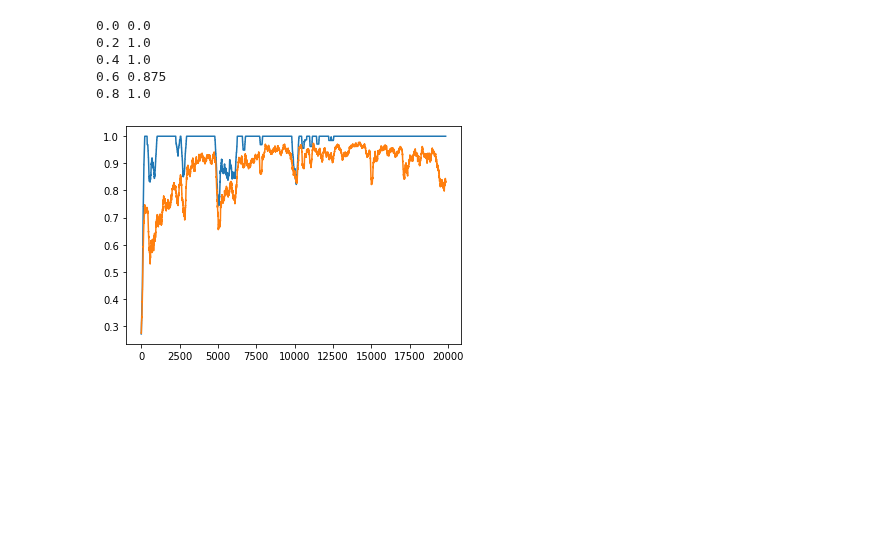
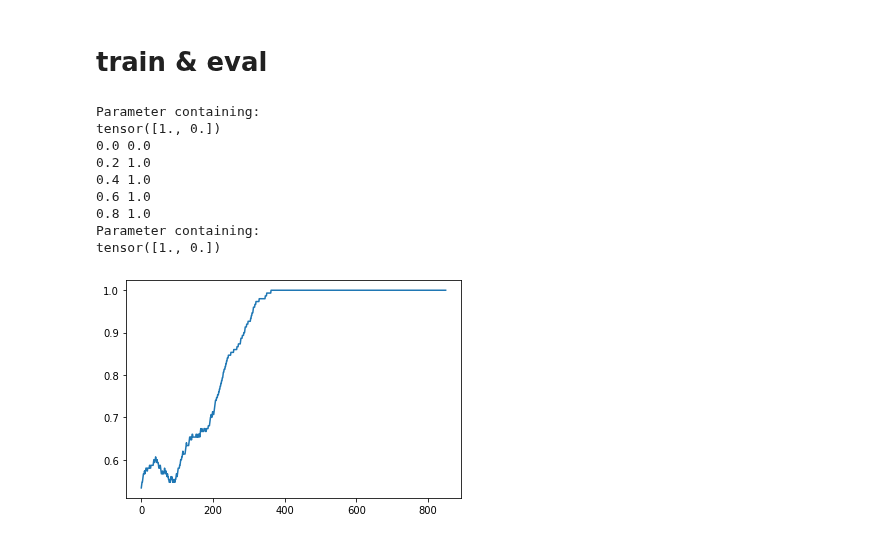
Before and after one commit to andrebeu/PM, a Jupyter notebook: amtask-barcode2.ipynb, the cells around one changed output. Drawn from its saved outputs; the diff is of its cells as text; code cells hidden in the pictures; blank space fills up the shorter version.

Commit message:
barcode sweep2

```diff
--- a/amtask-barcode2.ipynb
+++ b/amtask-barcode2.ipynb
@@ -21,0 +33,5 @@ from matplotlib import pyplot as plt
+# %%
+wmsizeL = [4,5,6]
+nmapsL = [4,5,6]
+switchL = [1,0]
+ntrL = [2,3]
@@ -22,3 +58,23 @@ from matplotlib import pyplot as plt
+# %%
+nnets_plt = 20
+cL = ['r','g','b']
+for wmsize,nmaps,switch,ntr in itertools.product(wmsizeL,nmapsL,switchL,ntrL):
+  plt.close('all')
+  fig,axarr = plt.subplots(5,4,figsize=(20,12),sharex=True,sharey=True);axarr = axarr.reshape(-1)
+
+  for tr in range(ntr):
+    for sub in range(nnets_plt):
+      ax.set_title(sub)
+      ax = axarr[sub]
+      trsc = load_trsc_subj(wmsize,nmaps,switch,ntr,sub)
+      trac = mov_avg(trsc[:,tr,nmaps:],1000)
+      ax.plot(trac,c=cL[tr])
+      ax.set_ylim(.3,1.05)
+
+  fname = 'wmsize_%i-nmaps_%i-switch_%i-ntr_%i'%(wmsize,nmaps,switch,ntr)
+  plt.savefig('figures/amtask-barcodes2/trac/'+fname)
+# %% [markdown]
+# train & eval
 # %%
 emsetting=1
 wmsize=4
@@ -34,10 +90,12 @@ net = NetBarCode(
         stimdim=stimdim,
         debug=False)
 
-net.emk_weights = [1,.0001] # stim,lstm
+net.retrieve_mode = 'argmin'
+net.emk_weights = tr.nn.Parameter([1,0]) # stim,lstm
 
-nmaps = 5
+nmaps = 4
 switch = 1
+
 task = TaskArbitraryMaps(
           nmaps,
           switchmaps=switch,
@@ -45,18 +103,25 @@ task = TaskArbitraryMaps(
           seed=seed,
           stimdim=stimdim)
 # %%
-neps = 20000
+print(net.emk_weights)
+net.debug=False
+neps = 5000
 task.switchmaps = True
-trsc = run_net(net,task,neps,2,3,training=True,verb=True)
+trsc = run_net(net,task,neps,2,1,training=True,verb=True)
 trac = trsc[:,:,nmaps:].mean(2)
+print(net.emk_weights)
 # %% [output]
+Parameter containing:
+tensor([1., 0.])
 0.0 0.0
 0.2 1.0
 0.4 1.0
-0.6 0.875
+0.6 1.0
 0.8 1.0
+Parameter containing:
+tensor([1., 0.])
 # %%
-for tr_trac in trac.T:
-  plt.plot(mov_avg(tr_trac,150))
+for trtrac in trac.T:
+  plt.plot(mov_avg(trtrac,150))
 # %% [output]
-[figure, old version]
+[figure, new version]
```
Also changed, not shown: parts of 9 cells of this notebook, 13 other files.
